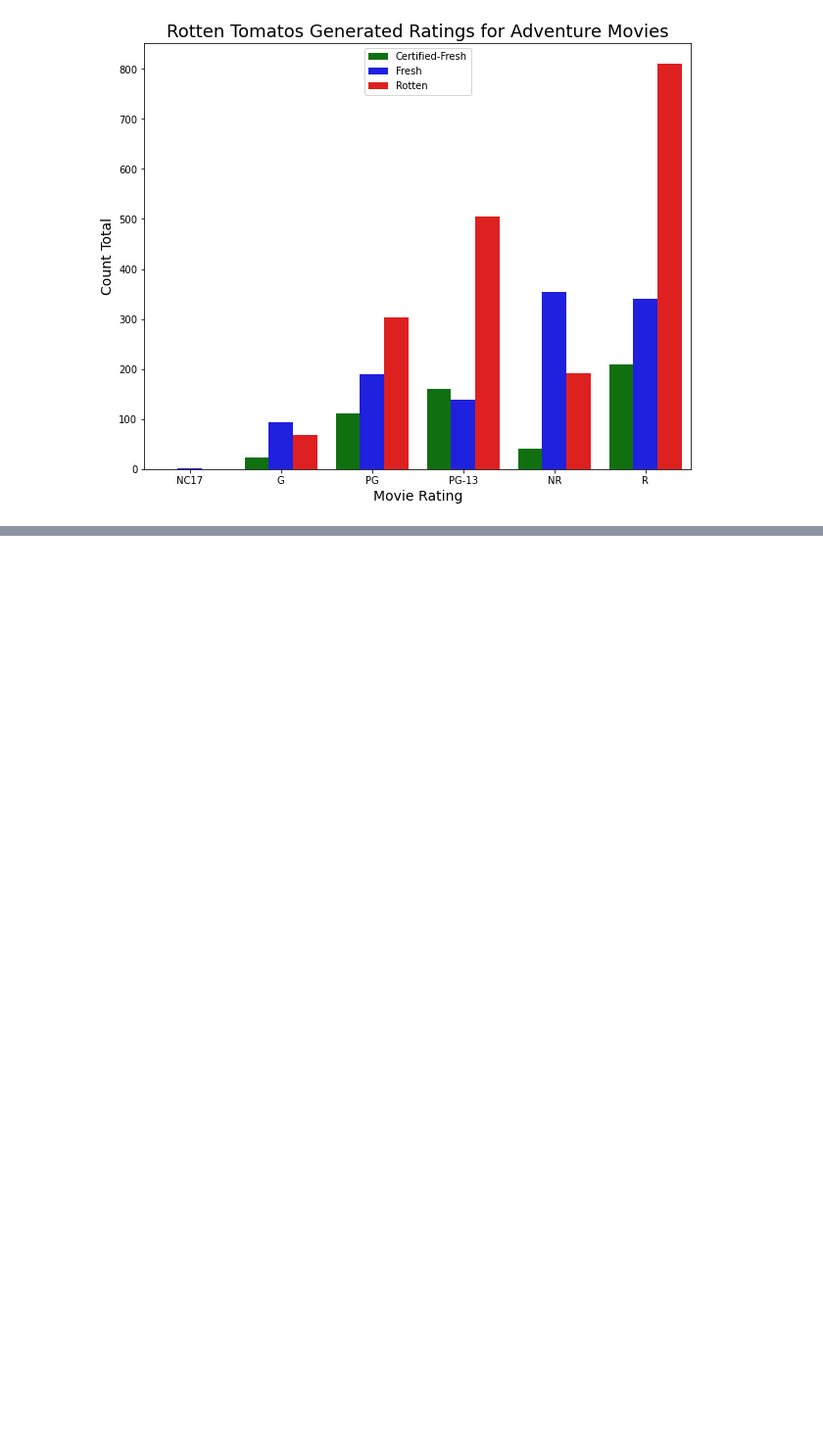
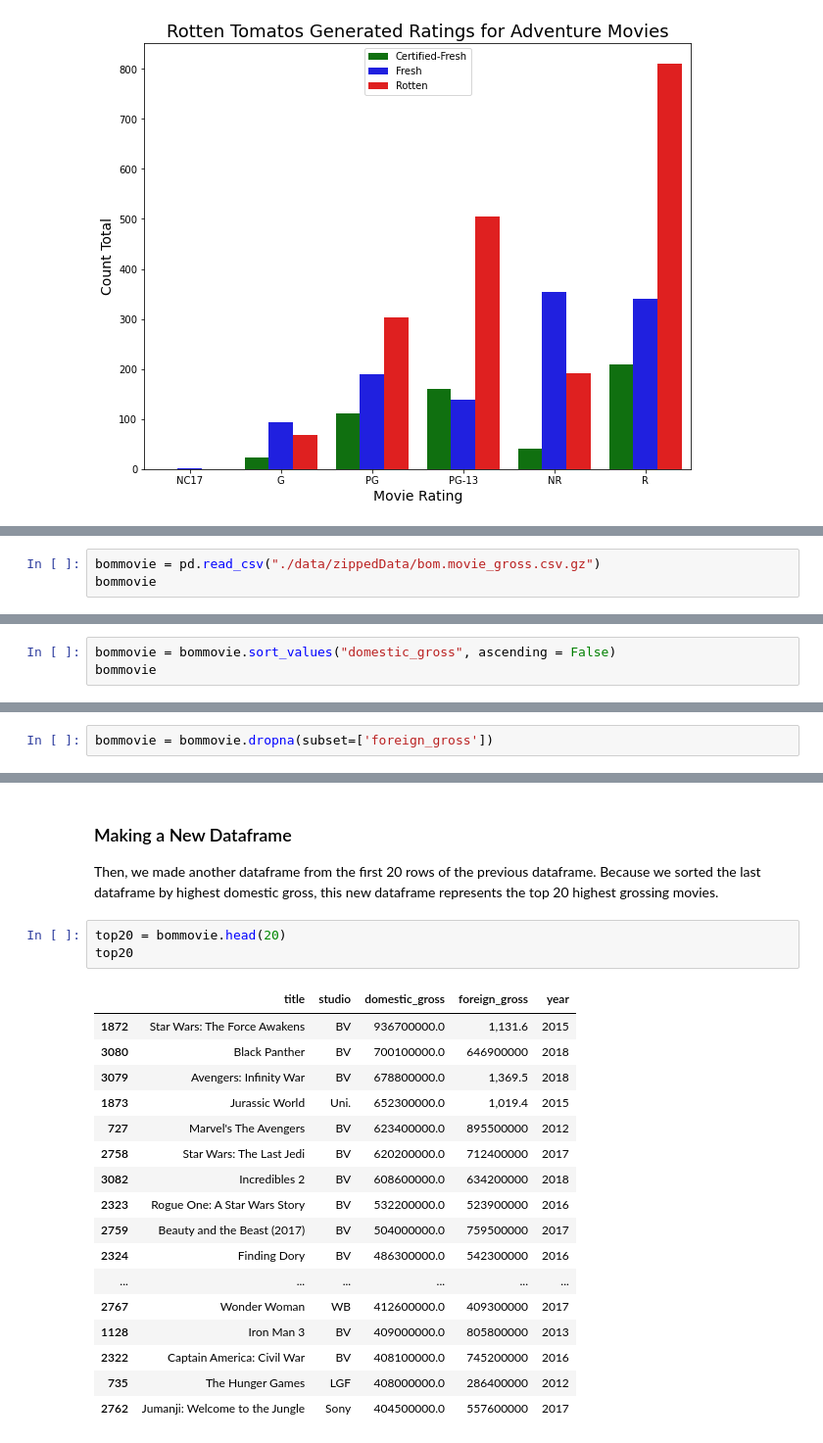
Before and after one commit to eaiturbe/microsoft_movie_analysis, a Jupyter notebook: Final Notebook.ipynb, the cells around one changed output, grey strips where cells are left out. Shown: that part at 98% size. Saved outputs shown, nothing was run; the diff lists cells and outputs as text; blank space fills up the shorter version.

```diff
--- a/Final Notebook.ipynb
+++ b/Final Notebook.ipynb
@@ -288,0 +293,3 @@ plt.legend()
+# %%
+bommovie = pd.read_csv("./data/zippedData/bom.movie_gross.csv.gz")
+bommovie
@@ -288,0 +313,3 @@ plt.legend()
+# %%
+bommovie = bommovie.sort_values("domestic_gross", ascending = False)
+bommovie
@@ -288,0 +356,2 @@ plt.legend()
+# %%
+bommovie = bommovie.dropna(subset=['foreign_gross'])
@@ -288,0 +370,24 @@ plt.legend()
+# %% [markdown]
+### Making a New Dataframe
+Then, we made another dataframe from the first 20 rows of the previous dataframe. Because we sorted the last dataframe by highest domestic gross, this new dataframe represents the top 20 highest grossing movies.
+# %%
+top20 = bommovie.head(20)
+top20
+# %% [output]
+|  | title | studio | domestic_gross | foreign_gross | year |
+| 1872 | Star Wars: The Force Awakens | BV | 936700000.0 | 1,131.6 | 2015 |
+| 3080 | Black Panther | BV | 700100000.0 | 646900000 | 2018 |
+| 3079 | Avengers: Infinity War | BV | 678800000.0 | 1,369.5 | 2018 |
+| 1873 | Jurassic World | Uni. | 652300000.0 | 1,019.4 | 2015 |
+| 727 | Marvel's The Avengers | BV | 623400000.0 | 895500000 | 2012 |
+| 2758 | Star Wars: The Last Jedi | BV | 620200000.0 | 712400000 | 2017 |
+| 3082 | Incredibles 2 | BV | 608600000.0 | 634200000 | 2018 |
+| 2323 | Rogue One: A Star Wars Story | BV | 532200000.0 | 523900000 | 2016 |
+| 2759 | Beauty and the Beast (2017) | BV | 504000000.0 | 759500000 | 2017 |
+| 2324 | Finding Dory | BV | 486300000.0 | 542300000 | 2016 |
+| ... | ... | ... | ... | ... | ... |
+| 2767 | Wonder Woman | WB | 412600000.0 | 409300000 | 2017 |
+| 1128 | Iron Man 3 | BV | 409000000.0 | 805800000 | 2013 |
+| 2322 | Captain America: Civil War | BV | 408100000.0 | 745200000 | 2016 |
+| 735 | The Hunger Games | LGF | 408000000.0 | 286400000 | 2012 |
+| 2762 | Jumanji: Welcome to the Jungle | Sony | 404500000.0 | 557600000 | 2017 |
```
Also changed, not shown: parts of 21 cells of this notebook, 1 other file.
